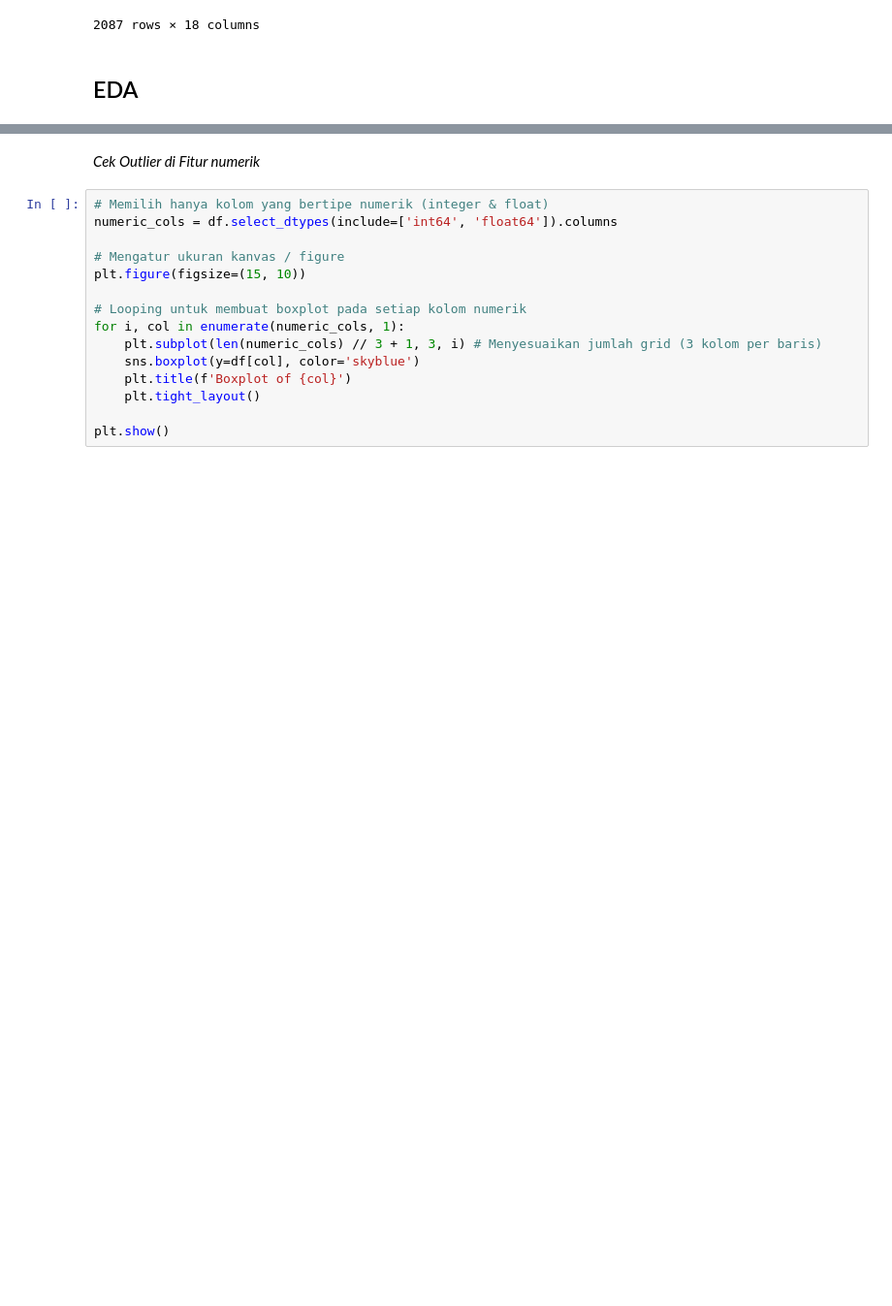
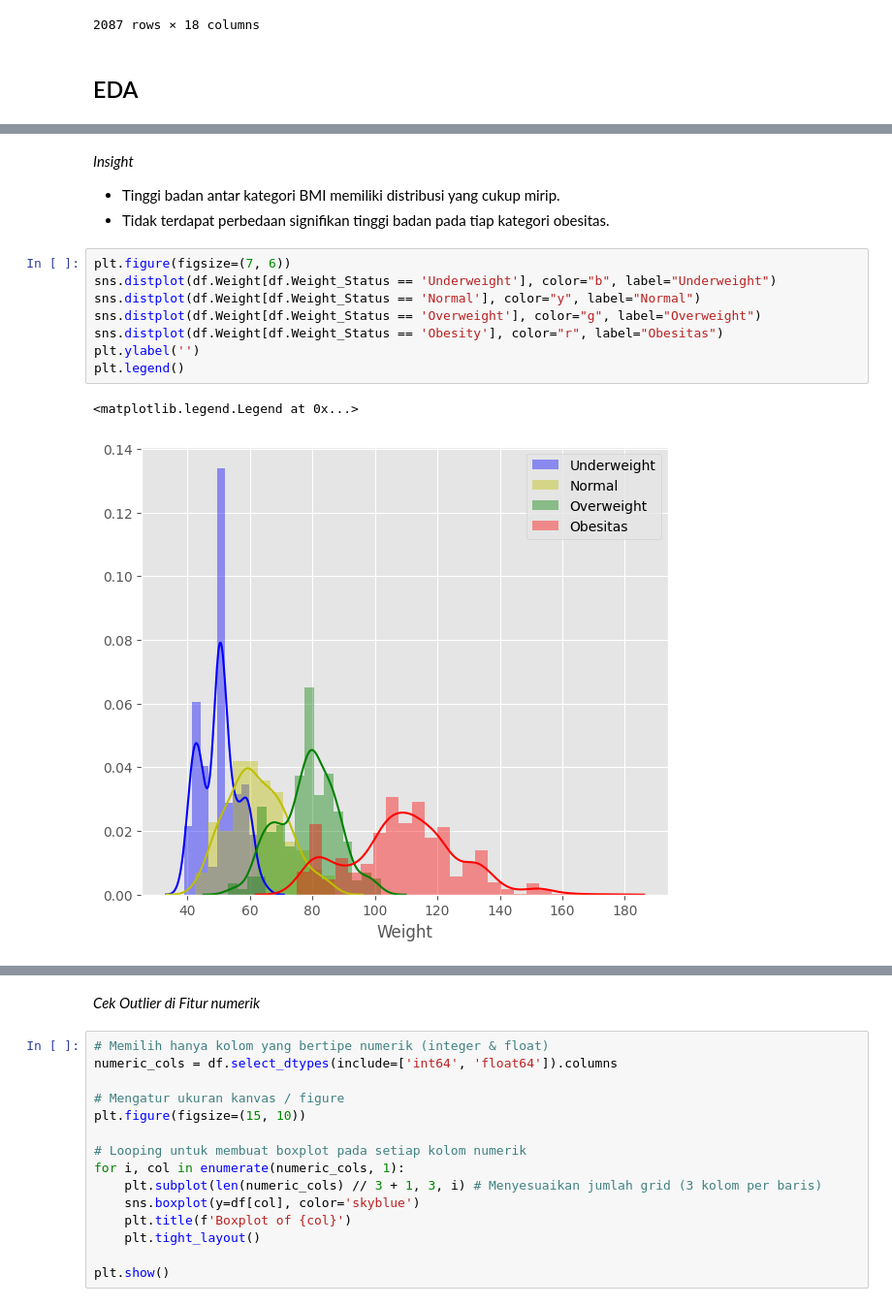
Before and after one commit to FariHafizh/Sistem-Klasifikasi-Status-Berat-Badan-Coding-Camp-2026, a Jupyter notebook: datascience/notebook.ipynb, the cells around one changed output, grey strips where cells are left out. Shown at 97% size. Saved outputs shown, nothing was run; the diff lists cells and outputs as text; blank space fills up the shorter version.

```diff
--- a/datascience/notebook.ipynb
+++ b/datascience/notebook.ipynb
@@ -248,0 +277,15 @@ df
+# %% [markdown]
+*Insight*
+- Tinggi badan antar kategori BMI memiliki distribusi yang cukup mirip.
+- Tidak terdapat perbedaan signifikan tinggi badan pada tiap kategori obesitas.
+# %%
+plt.figure(figsize=(7, 6))
+sns.distplot(df.Weight[df.Weight_Status == 'Underweight'], color="b", label="Underweight")
+sns.distplot(df.Weight[df.Weight_Status == 'Normal'], color="y", label="Normal")
+sns.distplot(df.Weight[df.Weight_Status == 'Overweight'], color="g", label="Overweight")
+sns.distplot(df.Weight[df.Weight_Status == 'Obesity'], color="r", label="Obesitas")
+plt.ylabel('')
+plt.legend()
+# %% [output]
+<matplotlib.legend.Legend at 0x...>
+[figure, added]
```
Also changed, not shown: parts of 35 cells of this notebook.
